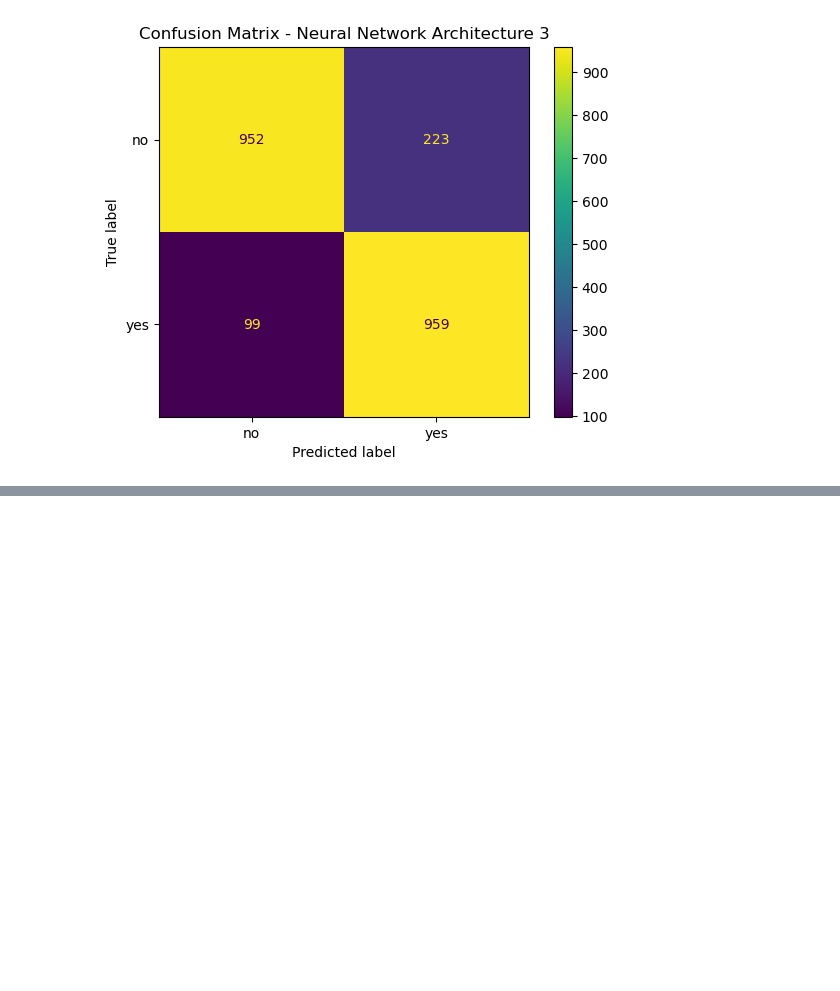
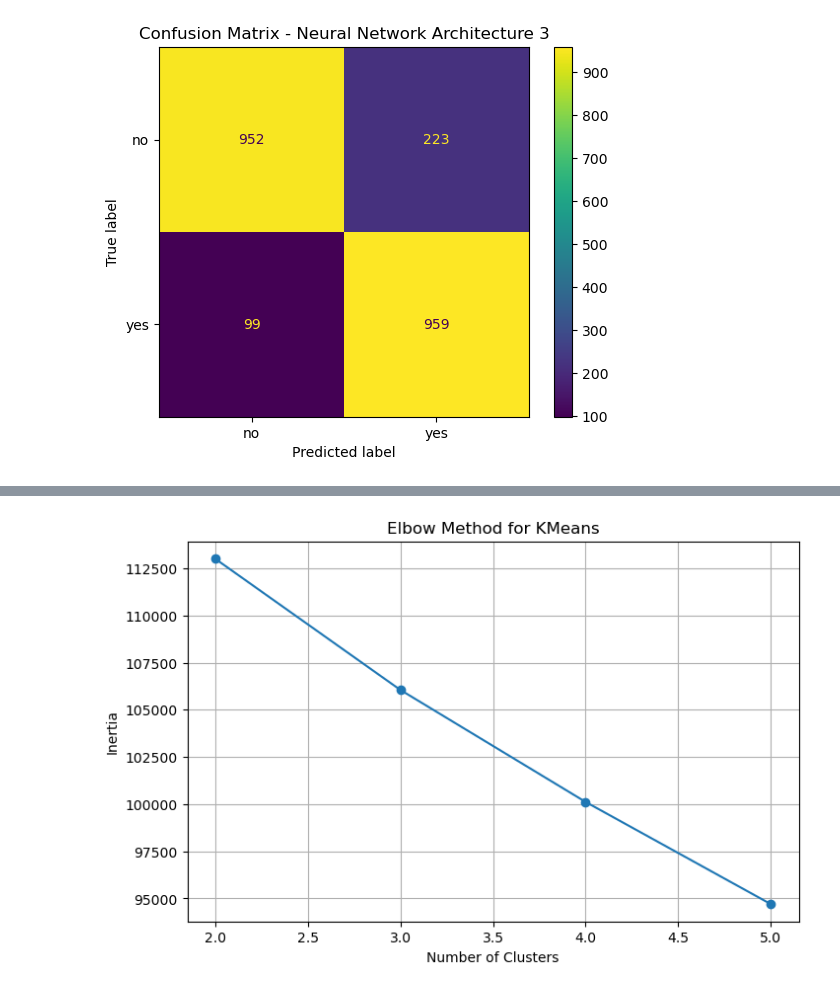
Before and after one commit to erze-haziri/bank-term-deposit-prediction, a Jupyter notebook: bank_term_deposit_analysis.ipynb, the cells around one changed output, grey strips where cells are left out. Drawn from its saved outputs; the diff is of its cells as text; code cells hidden in the pictures; blank space fills up the shorter version.

Commit message:
Add clustering analysis with KMeans, evaluation metrics, and PCA visualizations

```diff
--- a/bank_term_deposit_analysis.ipynb
+++ b/bank_term_deposit_analysis.ipynb
@@ -1002,0 +1005,7 @@ plt.show()
+# %%
+X_clustering = X.copy()
+
+X_clustering_processed = preprocessor.fit_transform(X_clustering)
+
+print("Original clustering data shape:", X_clustering.shape)
+print("Processed clustering data shape:", X_clustering_processed.shape)
@@ -1002,0 +1015,24 @@ plt.show()
+# %%
+clustering_results = []
+
+for k in [2, 3, 4, 5]:
+    kmeans = KMeans(
+        n_clusters=k,
+        random_state=42,
+        n_init=10
+    )
+
+    cluster_labels = kmeans.fit_predict(X_clustering_processed)
+
+    ari = adjusted_rand_score(y_encoded, cluster_labels)
+    nmi = normalized_mutual_info_score(y_encoded, cluster_labels)
+
+    clustering_results.append({
+        "Number of Clusters": k,
+        "Adjusted Rand Index": ari,
+        "Normalized Mutual Information": nmi,
+        "Inertia": kmeans.inertia_
+    })
+
+clustering_results_df = pd.DataFrame(clustering_results)
+clustering_results_df
@@ -1002,0 +1045,16 @@ plt.show()
+# %%
+plt.figure(figsize=(8, 5))
+
+plt.plot(
+    clustering_results_df["Number of Clusters"],
+    clustering_results_df["Inertia"],
+    marker="o"
+)
+
+plt.title("Elbow Method for KMeans")
+plt.xlabel("Number of Clusters")
+plt.ylabel("Inertia")
+plt.grid(True)
+plt.show()
+# %% [output]
+[figure, added]
```
Also changed, not shown: parts of 12 cells of this notebook.
